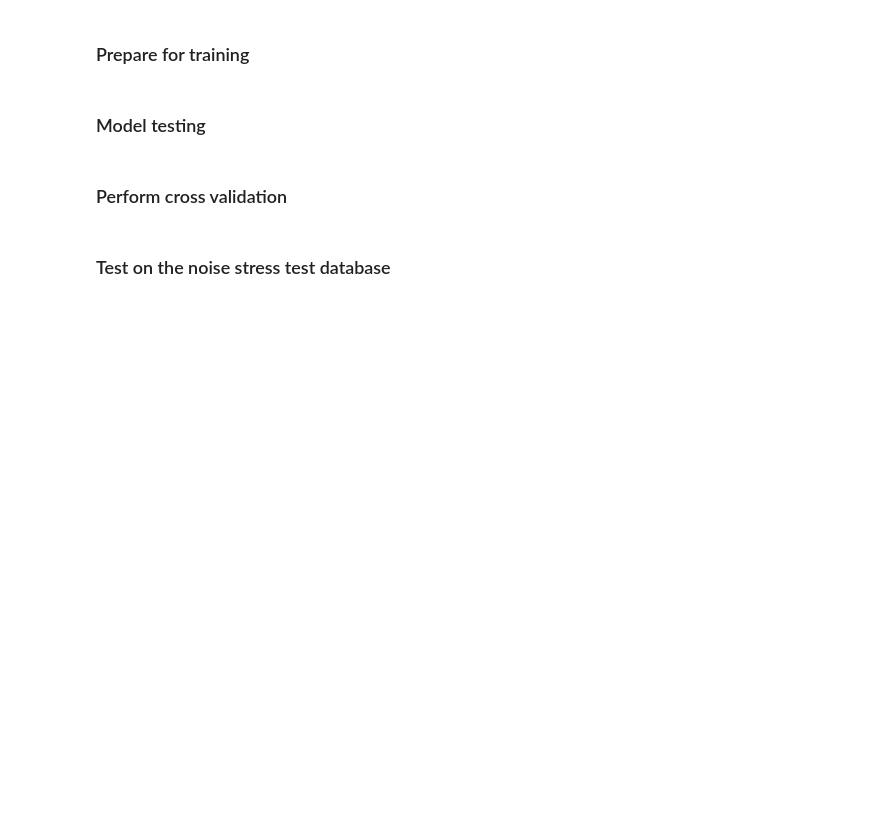
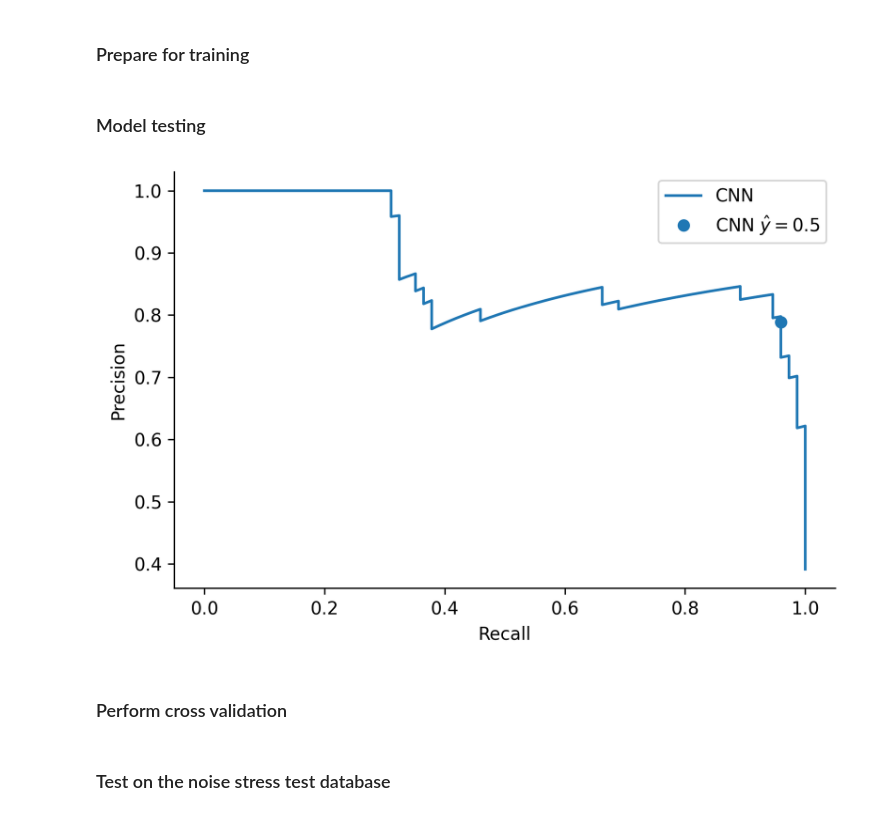
Before and after one commit to daniel347/ecg-signal-quality, a Jupyter notebook: Notebooks/CNNNoiseDetector.ipynb, the cells around one changed output. Cells and saved outputs as stored; diff of their text form; code cells hidden in the pictures; blank space fills up the shorter version.

```diff
--- a/Notebooks/CNNNoiseDetector.ipynb
+++ b/Notebooks/CNNNoiseDetector.ipynb
@@ -978,8 +1044,8 @@ prec_recall_curve = np.vstack([p_final, r_final, d_final])
 np.save("TrainedModels/prec_recall_curve_TMR_cnn", prec_recall_curve)
 # %%
 # load both precision recall curve data and plot together
-prec_recall_curve_final = np.load("TrainedModels/prec_recall_curve_final_cnn.npy")
-prec_recall_curve_tmr = np.load("TrainedModels/prec_recall_curve_TMR_cnn.npy")
+prec_recall_curve_final = np.load("../TrainedModels/prec_recall_curve_final_cnn.npy")
+# prec_recall_curve_tmr = np.load("TrainedModels/prec_recall_curve_TMR_cnn.npy")
 # %%
 # A plot for the report of both curves together!
 
@@ -989,44 +1055,46 @@ fig, ax = plt.subplots(figsize=(6, 4), dpi=300)
 
 label_every = 20
 
-tmr_rp = prec_recall_curve_tmr[1::-1, :].T
+# tmr_rp = prec_recall_curve_tmr[1::-1, :].T
 final_rp = prec_recall_curve_final[1::-1, :].T
 
-ax.plot(prec_recall_curve_tmr[1], prec_recall_curve_tmr[0], label="Initial CNN")
-ax.plot(prec_recall_curve_final[1], prec_recall_curve_final[0], label="Final CNN")
+# ax.plot(prec_recall_curve_tmr[1], prec_recall_curve_tmr[0], label="Initial CNN")
+ax.plot(prec_recall_curve_final[1], prec_recall_curve_final[0], label="CNN")
 
 """
 for point in prec_recall_curve_tmr[:, ::30].T:
     print(point)
     p, r, dec = point[0], point[1], point[2]
     ax.annotate(f"{sigmoid(dec):.2f}", xy=(r+0.05, p+0.05), textcoords='offset points', )
 
 for point in prec_recall_curve_final[:, ::30].T:
     print(point)
     p, r, dec = point[0], point[1], point[2]
     ax.annotate(f"{sigmoid(dec):.2f}", xy=(r+0.05, p+0.05), textcoords='offset points')
 """
 
-closest_point_to_0_tmr = np.argmin(np.abs(prec_recall_curve_tmr[2, :]))
-ax.plot(prec_recall_curve_tmr[1, closest_point_to_0_tmr], prec_recall_curve_tmr[0, closest_point_to_0_tmr], "o", color="#1f77b4", label=r"Initial CNN $\hat{y} = 0.5$")
+# closest_point_to_0_tmr = np.argmin(np.abs(prec_recall_curve_tmr[2, :]))
+# ax.plot(prec_recall_curve_tmr[1, closest_point_to_0_tmr], prec_recall_curve_tmr[0, closest_point_to_0_tmr], "o", color="#1f77b4", label=r"Initial CNN $\hat{y} = 0.5$")
 # ax.annotate(f"Zero", xy=(prec_recall_curve_tmr[1, closest_point_to_0_tmr], prec_recall_curve_tmr[0, closest_point_to_0_tmr]), textcoords='offset points')
-
+orange = "#ff7f0e"
 closest_point_to_0_final = np.argmin(np.abs(prec_recall_curve_final[2, :]))
-ax.plot(prec_recall_curve_final[1, closest_point_to_0_final], prec_recall_curve_final[0, closest_point_to_0_final], "o", color="#ff7f0e", label=r"Final CNN $\hat{y} = 0.5$")
+ax.plot(prec_recall_curve_final[1, closest_point_to_0_final], prec_recall_curve_final[0, closest_point_to_0_final], "o", color="#1f77b4", label=r"CNN $\hat{y} = 0.5$")
 # ax.annotate(f"Zero", xy=(prec_recall_curve_final[1, closest_point_to_0_final], prec_recall_curve_final[0, closest_point_to_0_final]), textcoords='offset points')
 
 ax.spines['top'].set_visible(False)
 ax.spines['right'].set_visible(False)
 
 ax.legend()
 
 ax.set_xlabel("Recall")
 ax.set_ylabel("Precision")
 
 fig.tight_layout()
 
-plt.show()
-# fig.savefig("FinalReportFigs/CNN_NoiseDetect_precision_recall.png")
+# plt.show()
+fig.savefig("../ManuscriptFigs/CNN_NoiseDetect_precision_recall_only_final.png")
+# %% [output]
+[figure, added]
 # %%
 prec_recall_curve_tmr[:, ::5].T
 # %%
```
Also changed, not shown: parts of 9 cells of this notebook, 7 other files.
